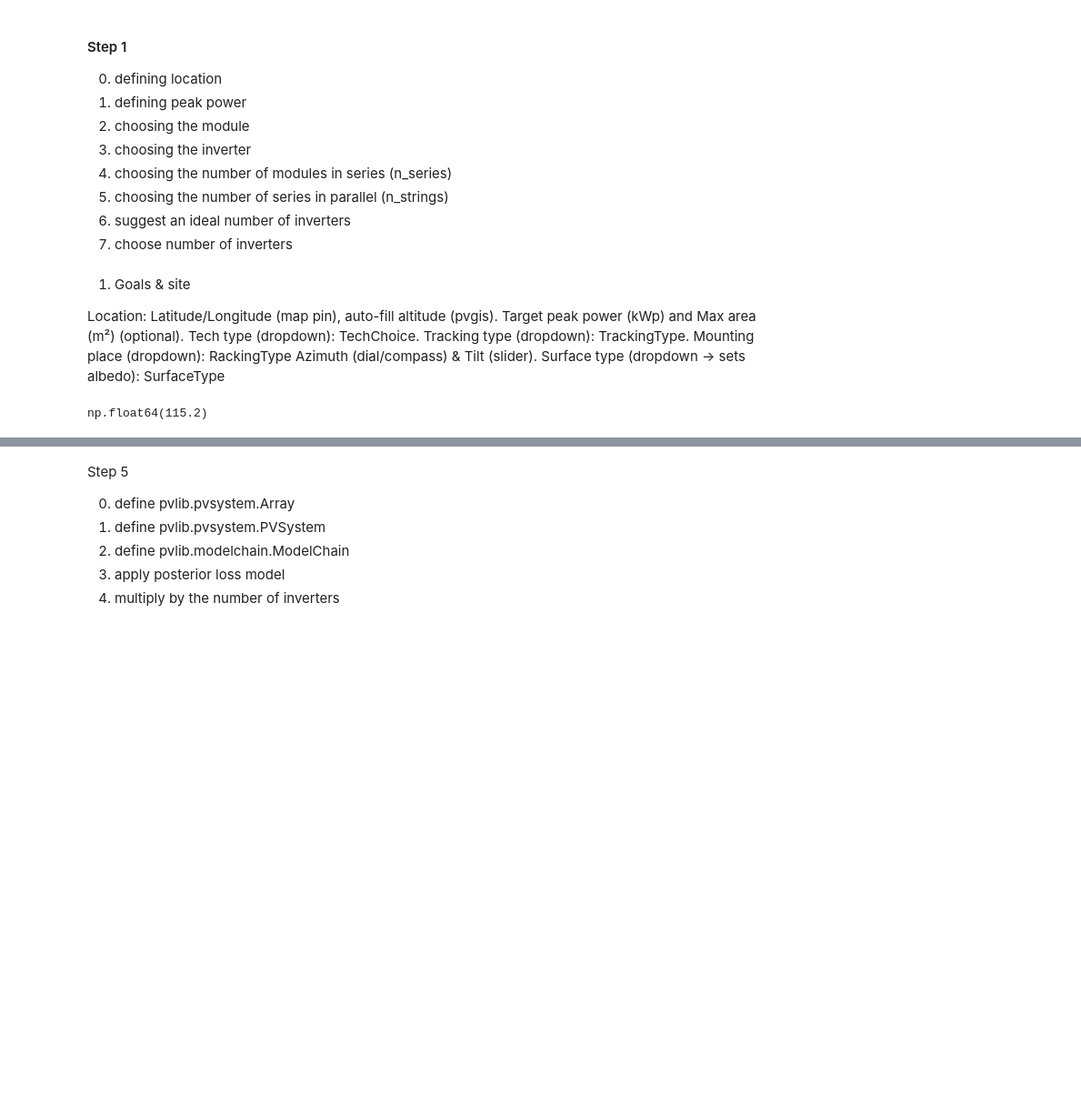
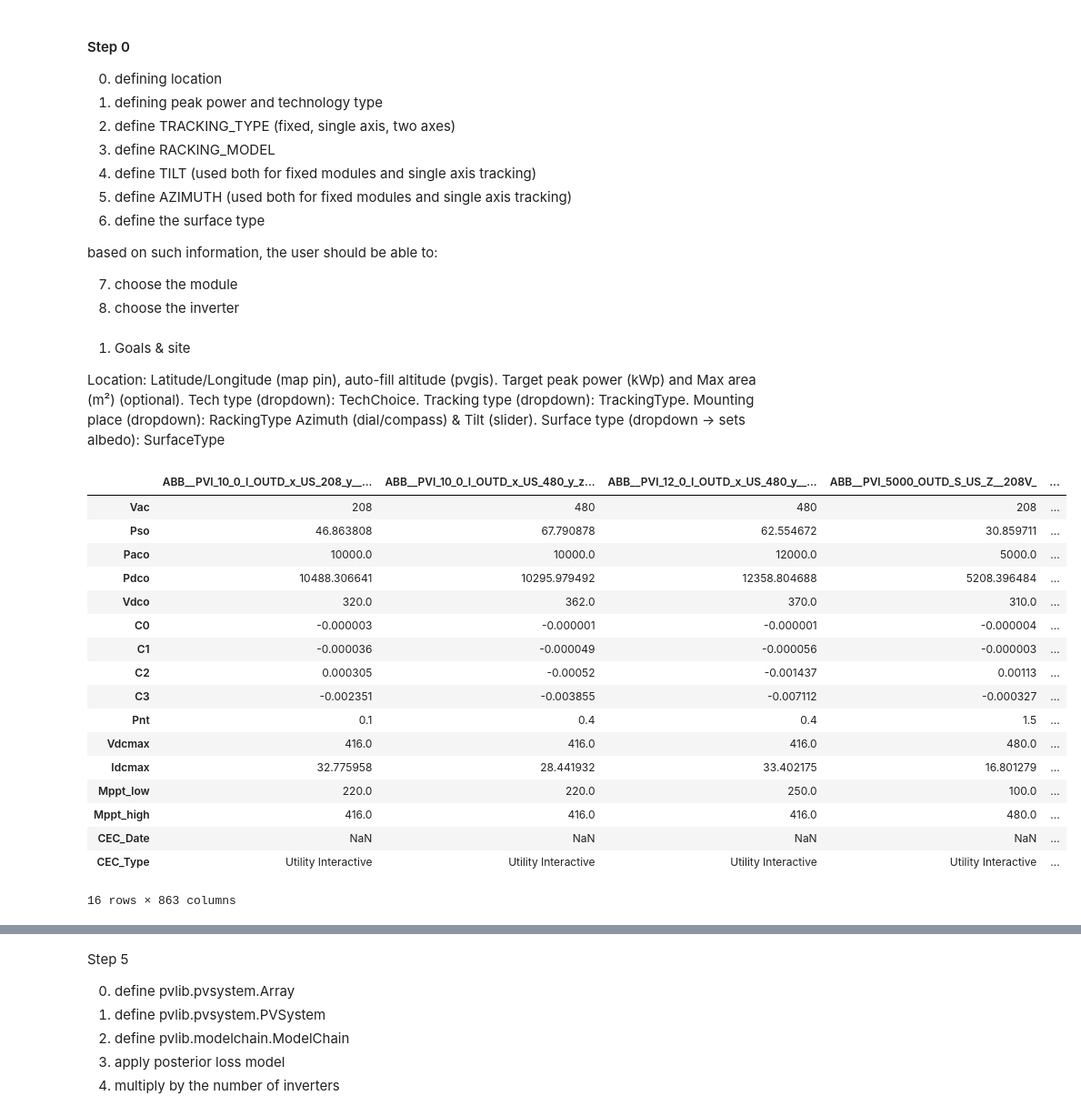
Before and after one commit to federico-debe/notes-on-pvlib, a Jupyter notebook: 03_whole_pipeline.ipynb, the cells around one changed output, grey strips where cells are left out. Shown at 91% size. Cells and saved outputs as stored; diff of their text form; code cells hidden in the pictures; blank space fills up the shorter version.

Commit message:
on with the tech filtering

```diff
--- a/03_whole_pipeline.ipynb
+++ b/03_whole_pipeline.ipynb
@@ -1,14 +1,18 @@
 # %% [markdown]
-#### Step 1
+#### Step 0
 
 0. defining location
-1. defining peak power
-2. choosing the module
-3. choosing the inverter
-4. choosing the number of modules in series (n_series)
-5. choosing the number of series in parallel (n_strings)
-6. suggest an ideal number of inverters
-7. choose number of inverters
+1. defining peak power and technology type
+2. define TRACKING_TYPE (fixed, single axis, two axes)
+3. define RACKING_MODEL
+4. define TILT (used both for fixed modules and single axis tracking)
+5. define AZIMUTH (used both for fixed modules and single axis tracking)
+6. define the surface type
+
+based on such information, the user should be able to:
+
+7. choose the module
+8. choose the inverter
 # %% [markdown]
 1) Goals & site
 
@@ -48,6 +52,7 @@ from apis.pvlib_helper.geographical_helper import GeographicalHelper
 from apis.pvlib_helper.pvsystems_helper import PVSystemHelper
 
 
+pv_system_helper = PVSystemHelper()
 cecmodules = retrieve_sam('cecmod')
 inverters = retrieve_sam('cecinverter')
 altitude = GeographicalHelper.get_elevation_opentopo(lat=pv_plant.latitude, lon=pv_plant.longitude)
@@ -59,13 +64,27 @@ hot_temperature, cold_temperature = GeographicalHelper.get_design_temperatures(
     racking_type=pv_plant.mounting_place.name,
     tilt_angle=pv_plant.angle
     )
-filtered_modules = PVSystemHelper.filter_cec_modules(pv_plant.get_tech_choice_description)
-filtered_inverters = PVSystemHelper.filter_cec_inverters_by_modules(filtered_modules, hot_temperature=hot_temperature, cold_temperature=cold_temperature)
-
-pv_plant.set_altitude(altitude)
-pv_plant.set_module_names(filtered_modules.columns)
-pv_plant.set_inverter_names(filtered_inverters.columns)
+filtered_inverters = pv_system_helper.filter_cec_inverters_by_kwp(pv_plant.kwp)
+filtered_modules = pv_system_helper.filter_cec_modules_by_tech_choice(pv_plant.get_tech_choice_description)
+filtered_modules = pv_system_helper.filter_cec_modules_by_inverters(filtered_modules, filtered_inverters, hot_temperature=hot_temperature, cold_temperature=cold_temperature)
-# %%
-hot_temperature
-# %% [output]
-np.float64(115.2)
+# %%
+filtered_inverters
+# %% [output]
+|  | ABB__PVI_10_0_I_OUTD_x_US_208_y__... | ABB__PVI_10_0_I_OUTD_x_US_480_y_z... | ABB__PVI_12_0_I_OUTD_x_US_480_y__... | ABB__PVI_5000_OUTD_S_US_Z__208V_ | ... |
+| Vac | 208 | 480 | 480 | 208 | ... |
+| Pso | 46.863808 | 67.790878 | 62.554672 | 30.859711 | ... |
+| Paco | 10000.0 | 10000.0 | 12000.0 | 5000.0 | ... |
+| Pdco | 10488.306641 | 10295.979492 | 12358.804688 | 5208.396484 | ... |
+| Vdco | 320.0 | 362.0 | 370.0 | 310.0 | ... |
+| C0 | -0.000003 | -0.000001 | -0.000001 | -0.000004 | ... |
+| C1 | -0.000036 | -0.000049 | -0.000056 | -0.000003 | ... |
+| C2 | 0.000305 | -0.00052 | -0.001437 | 0.00113 | ... |
+| C3 | -0.002351 | -0.003855 | -0.007112 | -0.000327 | ... |
+| Pnt | 0.1 | 0.4 | 0.4 | 1.5 | ... |
+| Vdcmax | 416.0 | 416.0 | 416.0 | 480.0 | ... |
+| Idcmax | 32.775958 | 28.441932 | 33.402175 | 16.801279 | ... |
+| Mppt_low | 220.0 | 220.0 | 250.0 | 100.0 | ... |
+| Mppt_high | 416.0 | 416.0 | 416.0 | 480.0 | ... |
+| CEC_Date | NaN | NaN | NaN | NaN | ... |
+| CEC_Type | Utility Interactive | Utility Interactive | Utility Interactive | Utility Interactive | ... |
+16 rows × 863 columns
```
Also changed, not shown: parts of 8 cells of this notebook, 5 other files.
